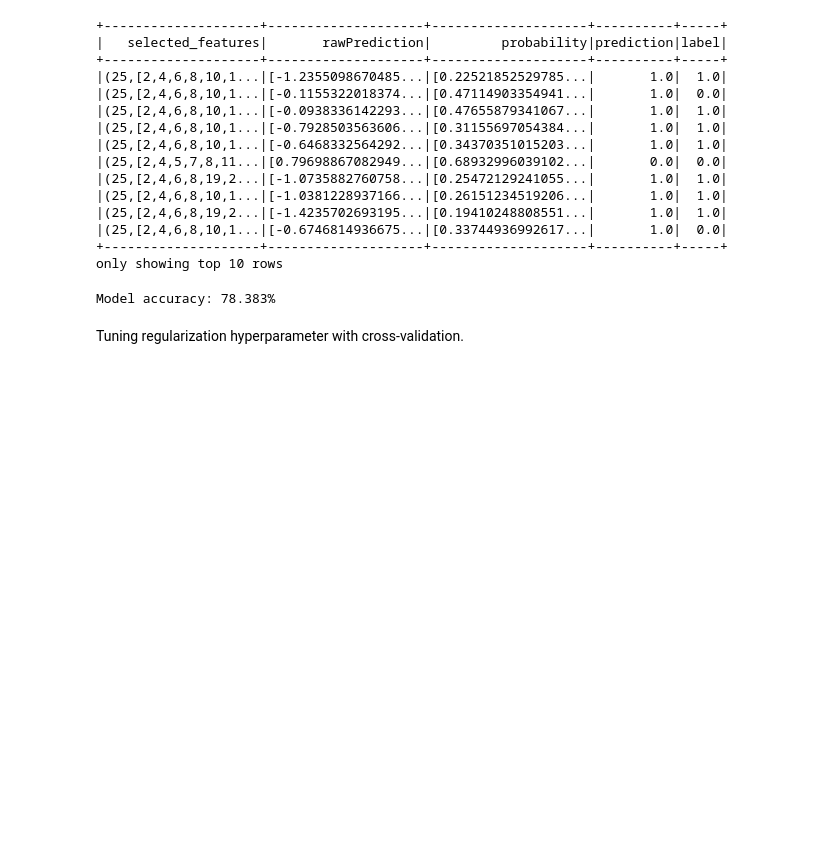
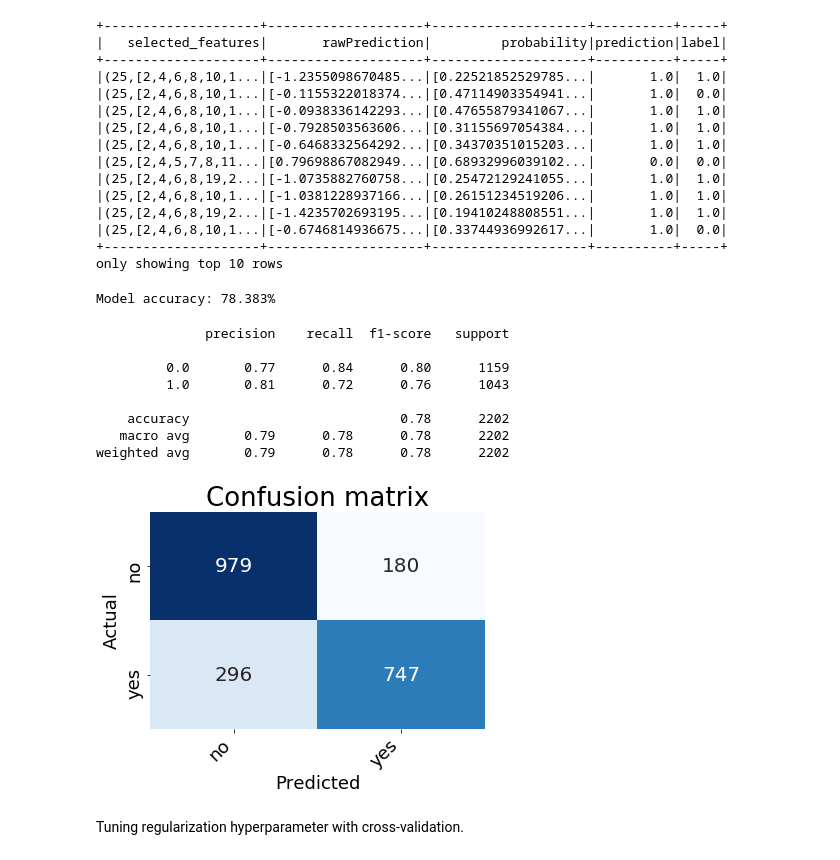
Before and after one commit to wojtek11530/Introduction-to-Big-Data-Analytics, a Jupyter notebook: list_5/BD_list5.ipynb, the cells around one changed output. Cells and saved outputs as stored; diff of their text form; code cells hidden in the pictures; blank space fills up the shorter version.

```diff
--- a/list_5/BD_list5.ipynb
+++ b/list_5/BD_list5.ipynb
@@ -248,0 +270,19 @@ def accuracy_m(predictions):
+# %%
+def print_conf_matrix_and_report(predictions):
+    y_true = predictions.select(['label']).collect()
+    y_pred = predictions.select(['prediction']).collect()
+
+    print(classification_report(y_true, y_pred))
+    conf_mat = confusion_matrix(y_true, y_pred)
+    tick_labels=['no','yes']
+    sns.heatmap(conf_mat, annot=True, fmt='d',
+                xticklabels=tick_labels, yticklabels=tick_labels, cmap='Blues', cbar=None, annot_kws={"fontsize":20})
+    plt.xticks(
+        rotation=45,
+        ha='right',
+        fontsize=18
+    )
+    plt.yticks(fontsize=18)
+    plt.ylabel('Actual', fontsize=18)
+    plt.xlabel('Predicted', fontsize=18)
+    plt.title("Confusion matrix", fontsize=26)
@@ -289,6 +334,18 @@ only showing top 10 rows
 accuracy_m(lr_predictions)
 # %% [output]
 Model accuracy: 78.383%
+# %%
+print_conf_matrix_and_report(lr_predictions)
+# %% [output]
+              precision    recall  f1-score   support
+
+         0.0       0.77      0.84      0.80      1159
+         1.0       0.81      0.72      0.76      1043
+
+    accuracy                           0.78      2202
+   macro avg       0.79      0.78      0.78      2202
+weighted avg       0.79      0.78      0.78      2202
+[figure, added]
 # %% [markdown]
 Tuning regularization hyperparameter with cross-validation.
 # %%
```
Also changed, not shown: parts of 19 cells of this notebook.
